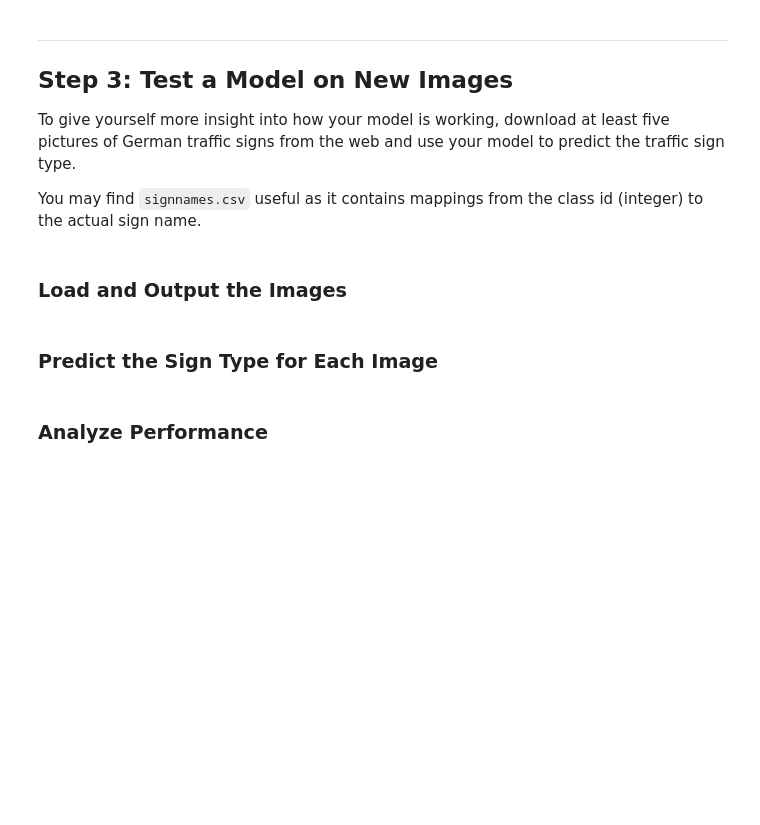
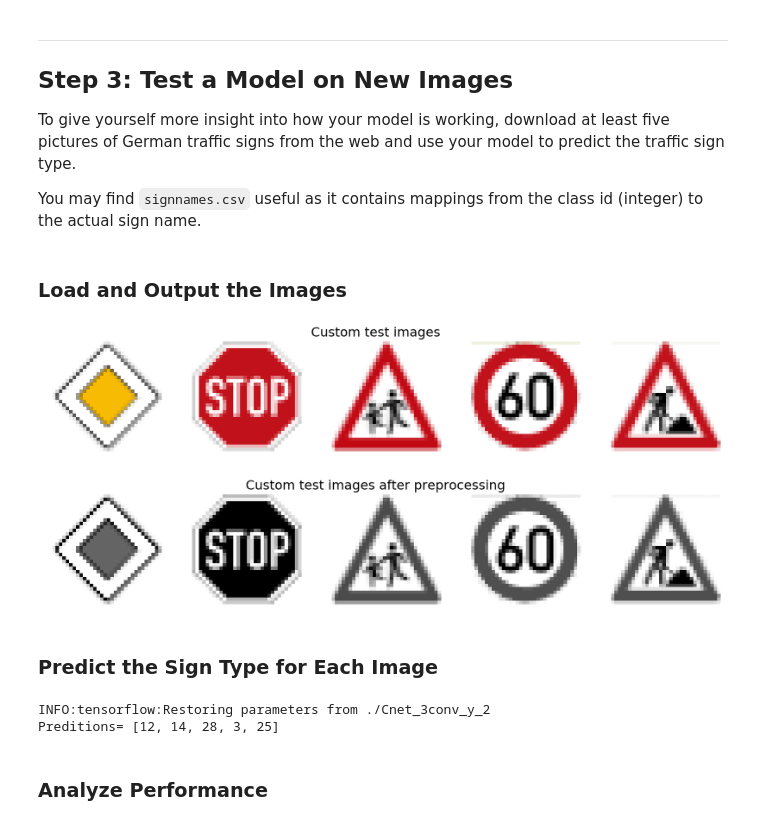
Before and after one commit to juandarr/German-traffic-sign-classifier, a Jupyter notebook: Traffic_Sign_Classifier.ipynb, the cells around one changed output. Cells and saved outputs as stored; diff of their text form; code cells hidden in the pictures; blank space fills up the shorter version.

```diff
--- a/Traffic_Sign_Classifier.ipynb
+++ b/Traffic_Sign_Classifier.ipynb
@@ -527,9 +487,9 @@ valid_pp = {'features_y': X_valid_y, 'features_gray': X_valid_gray, 'labels': y_
 test_pp = {'features_y': X_test_y, 'features_gray': X_test_gray, 'labels': y_test}
 
 
-training_file_aug_pp = "../data/train_aug_pp.p"
-valid_file_pp = "../data/valid_pp.p"
-test_file_pp = "../data/test_pp.p"
+training_file_aug_pp = "data/train_aug_pp.p"
+valid_file_pp = "data/valid_pp.p"
+test_file_pp = "data/test_pp.p"
 
 
 with open(training_file_aug_pp, mode='wb') as f:
@@ -931,10 +911,10 @@ import matplotlib.pyplot as plt
 
 ### Load the images and plot them here.
 ### Feel free to use as many code cells as needed.
-images = sorted(glob.glob('../test_images/0*.png'))
+images = sorted(glob.glob('test_images/0*.png'))
 im_array =resize_images(images)
 
-im_array_y = np.array(preprocess_input(im_array))
+im_array_pp = preprocessing[preprocessing_method](im_array*255)
 
 rows = 1
 cols = 5
@@ -944,34 +924,37 @@ for i in range(rows):
     for j in range(cols):
         # Converting RGB images to GRAY scale
         #img = img.mean(axis=-1,keepdims=0)
         #img = (img - 128)/128.0
 
         ax1[j].imshow(im_array[j])
         ax1[j].axis('off')  # clear x- and y-axes
 
         #img = img[:,:,np.newaxis]
         #ext_test.append(img)
 fig1.suptitle('Custom test images', fontsize=32)
 plt.show()
 
 
 fig, ax = plt.subplots(rows,cols, sharex ='col', sharey='row', figsize=(30,5))
 
 
 ext_test = []
 for i in range(rows):
     for j in range(cols):
         # Converting RGB images to GRAY scale
         #img = img.mean(axis=-1,keepdims=0)
         #img = (img - 128)/128.0
 
-        ax[j].imshow(im_array_y[j][:,:,0], cmap='gray')
+        ax[j].imshow(im_array_pp[j][:,:,0], cmap='gray')
         ax[j].axis('off')  # clear x- and y-axes
 
         #img = img[:,:,np.newaxis]
         #ext_test.append(img)
 fig.suptitle('Custom test images after preprocessing', fontsize=32)
 plt.show()
+# %% [output]
+[figure, added]
+[figure, added]
 # %% [markdown]
 ### Predict the Sign Type for Each Image
 # %%
@@ -992,9 +975,12 @@ keep_prob2 = 1
 
 with tf.Session() as sess:
     saver.restore(sess, tf.train.latest_checkpoint('.'))
-    predictions = predict(ext_test, y_images)
+    predictions = predict(im_array_pp, y_images)
     print("Preditions= {}".format(list(predictions)))
     sess.close()
+# %% [output]
+INFO:tensorflow:Restoring parameters from ./Cnet_3conv_y_2
+Preditions= [12, 14, 28, 3, 25]
 # %% [markdown]
 ### Analyze Performance
 # %%
```
Also changed, not shown: parts of 25 cells of this notebook, 3 other files.
